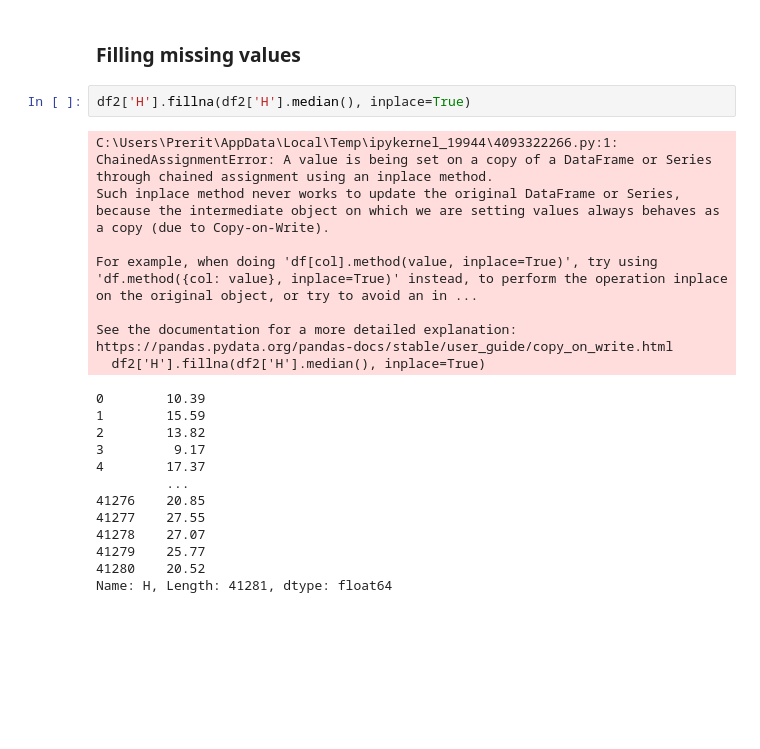
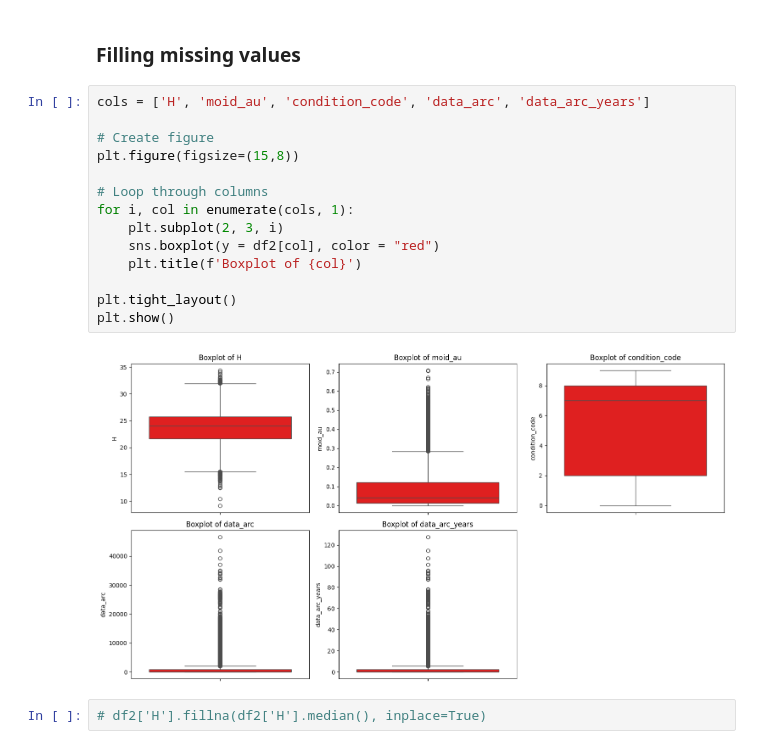
Before and after one commit to prerit0/NASA-Asteroid-Hazard-Prediction, a Jupyter notebook: notebooks/01_EDA.ipynb, the cells around one changed output. Drawn from its saved outputs; the diff is of its cells as text; blank space fills up the shorter version.

```diff
--- a/notebooks/01_EDA.ipynb
+++ b/notebooks/01_EDA.ipynb
@@ -262,26 +262,22 @@ df2.drop(columns=['albedo', 'rot_per', 'diameter_m', 'moid_km', 'moid_lunar_dist
 df2.drop(columns = ['spkid', 'full_name', 'pdes'], inplace=True)
 # %% [markdown]
 ### Filling missing values
+# %%
+cols = ['H', 'moid_au', 'condition_code', 'data_arc', 'data_arc_years']
+
+# Create figure
+plt.figure(figsize=(15,8))
+
+# Loop through columns
+for i, col in enumerate(cols, 1):
+    plt.subplot(2, 3, i)
+    sns.boxplot(y = df2[col], color = "red")
+    plt.title(f'Boxplot of {col}')
+
+plt.tight_layout()
+plt.show()
+# %% [output]
+[figure, added]
 # %%
-df2['H'].fillna(df2['H'].median(), inplace=True)
+# df2['H'].fillna(df2['H'].median(), inplace=True)
-# %% [output]
-C:\Users\Prerit\AppData\Local\Temp\ipykernel_19944\4093322266.py:1: ChainedAssignmentError: A value is being set on a copy of a DataFrame or Series through chained assignment using an inplace method.
-Such inplace method never works to update the original DataFrame or Series, because the intermediate object on which we are setting values always behaves as a copy (due to Copy-on-Write).
-
-For example, when doing 'df[col].method(value, inplace=True)', try using 'df.method({col: value}, inplace=True)' instead, to perform the operation inplace on the original object, or try to avoid an in ...
-
-See the documentation for a more detailed explanation: https://pandas.pydata.org/pandas-docs/stable/user_guide/copy_on_write.html
-  df2['H'].fillna(df2['H'].median(), inplace=True)
-0        10.39
-1        15.59
-2        13.82
-3         9.17
-4        17.37
-         ...
-41276    20.85
-41277    27.55
-41278    27.07
-41279    25.77
-41280    20.52
-Name: H, Length: 41281, dtype: float64
 # %%
```
Also changed, not shown: parts of 4 cells of this notebook.
